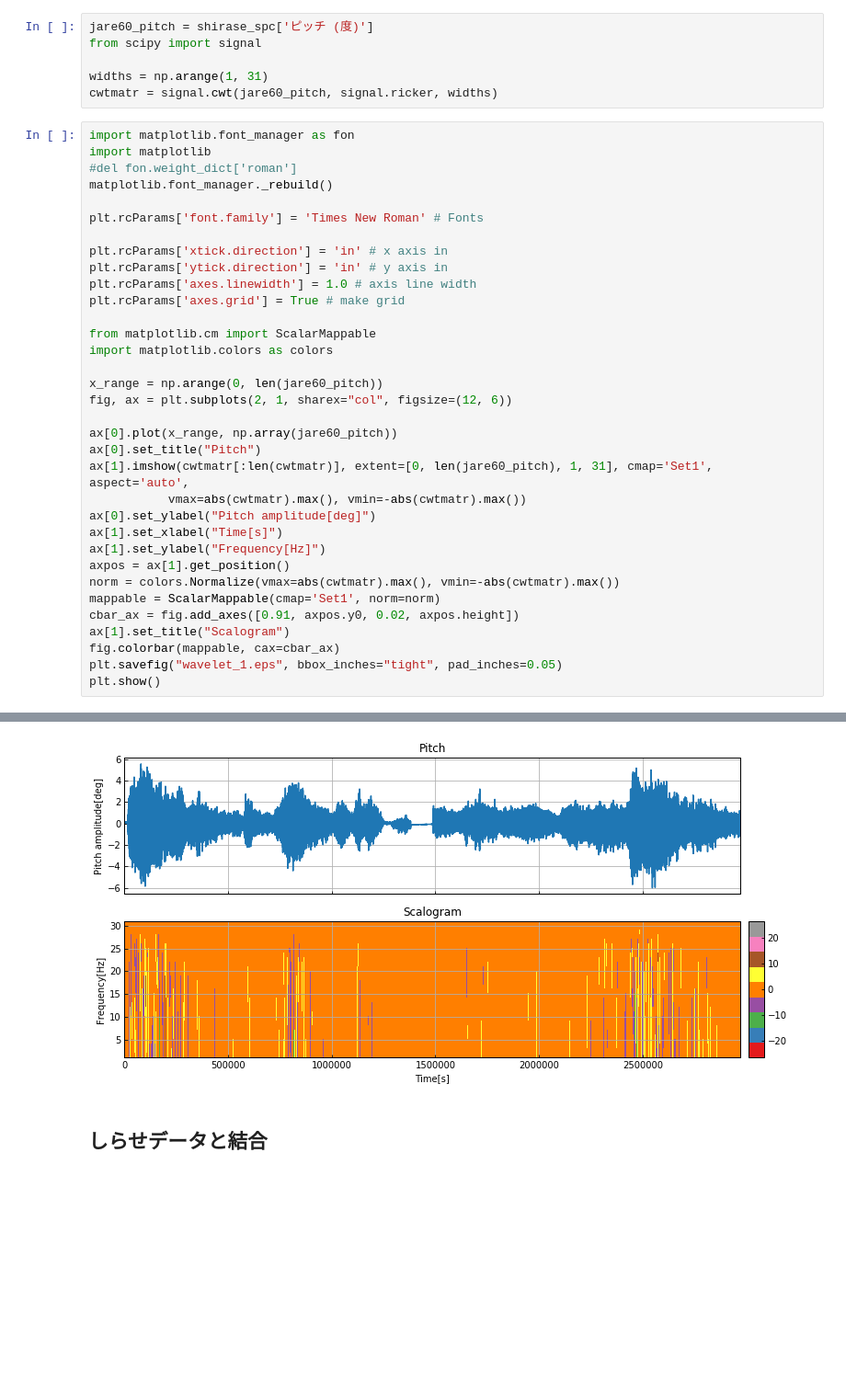
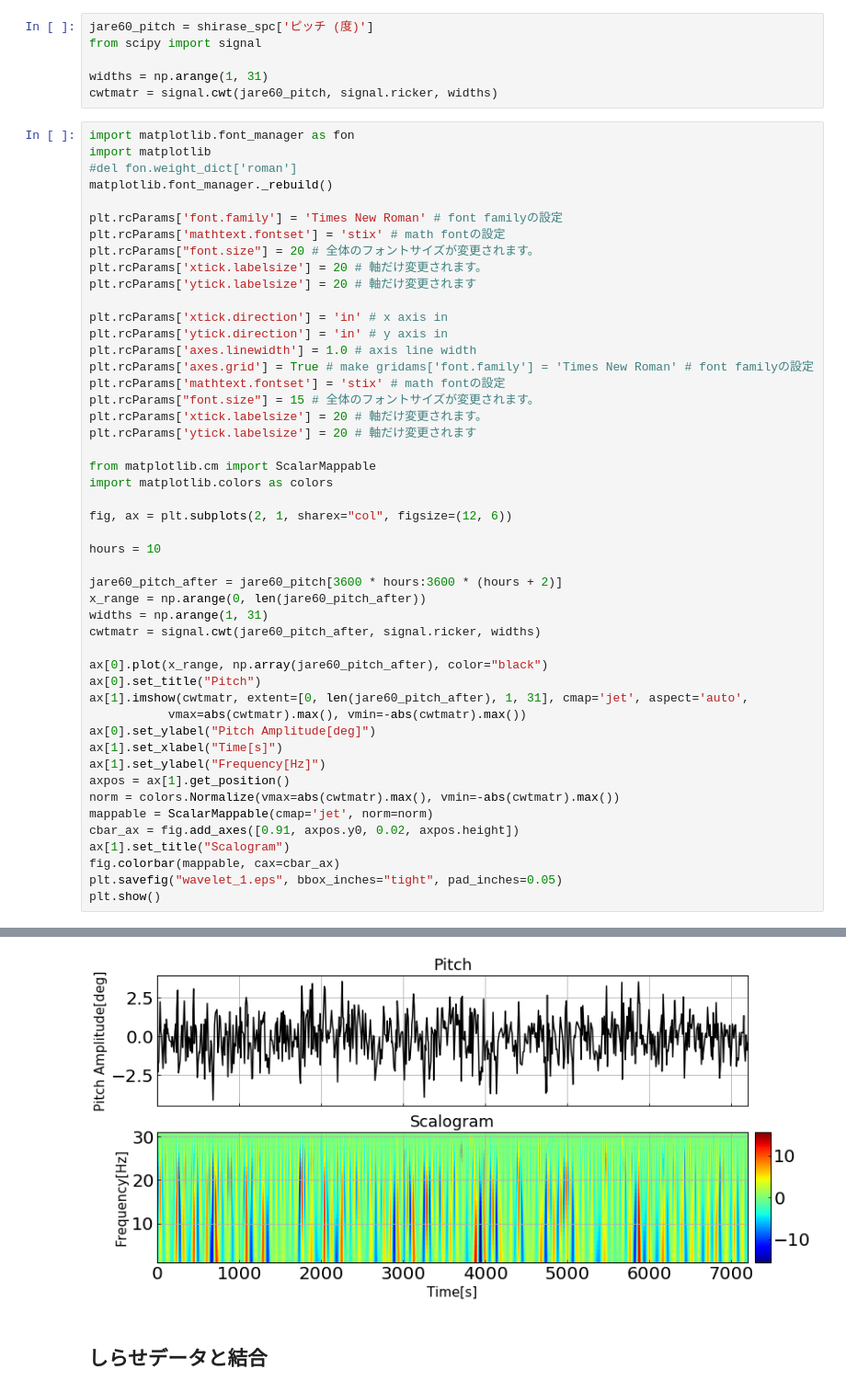
Before and after one commit to supikiti/soturon, a Jupyter notebook: shirase_makedata.ipynb, the cells around one changed output, grey strips where cells are left out. Shown at 92% size. Drawn from its saved outputs; the diff is of its cells as text; blank space fills up the shorter version.

```diff
--- a/shirase_makedata.ipynb
+++ b/shirase_makedata.ipynb
@@ -61,29 +91,43 @@ import matplotlib
 #del fon.weight_dict['roman']
 matplotlib.font_manager._rebuild()
 
-plt.rcParams['font.family'] = 'Times New Roman' # Fonts
+plt.rcParams['font.family'] = 'Times New Roman' # font familyの設定
+plt.rcParams['mathtext.fontset'] = 'stix' # math fontの設定
+plt.rcParams["font.size"] = 20 # 全体のフォントサイズが変更されます。
+plt.rcParams['xtick.labelsize'] = 20 # 軸だけ変更されます。
+plt.rcParams['ytick.labelsize'] = 20 # 軸だけ変更されます
 
 plt.rcParams['xtick.direction'] = 'in' # x axis in
 plt.rcParams['ytick.direction'] = 'in' # y axis in
 plt.rcParams['axes.linewidth'] = 1.0 # axis line width
-plt.rcParams['axes.grid'] = True # make grid
+plt.rcParams['axes.grid'] = True # make gridams['font.family'] = 'Times New Roman' # font familyの設定
+plt.rcParams['mathtext.fontset'] = 'stix' # math fontの設定
+plt.rcParams["font.size"] = 15 # 全体のフォントサイズが変更されます。
+plt.rcParams['xtick.labelsize'] = 20 # 軸だけ変更されます。
+plt.rcParams['ytick.labelsize'] = 20 # 軸だけ変更されます
 
 from matplotlib.cm import ScalarMappable
 import matplotlib.colors as colors
 
-x_range = np.arange(0, len(jare60_pitch))
 fig, ax = plt.subplots(2, 1, sharex="col", figsize=(12, 6))
 
-ax[0].plot(x_range, np.array(jare60_pitch))
+hours = 10
+
+jare60_pitch_after = jare60_pitch[3600 * hours:3600 * (hours + 2)]
+x_range = np.arange(0, len(jare60_pitch_after))
+widths = np.arange(1, 31)
+cwtmatr = signal.cwt(jare60_pitch_after, signal.ricker, widths)
+
+ax[0].plot(x_range, np.array(jare60_pitch_after), color="black")
 ax[0].set_title("Pitch")
-ax[1].imshow(cwtmatr[:len(cwtmatr)], extent=[0, len(jare60_pitch), 1, 31], cmap='Set1', aspect='auto',
+ax[1].imshow(cwtmatr, extent=[0, len(jare60_pitch_after), 1, 31], cmap='jet', aspect='auto',
            vmax=abs(cwtmatr).max(), vmin=-abs(cwtmatr).max())
-ax[0].set_ylabel("Pitch amplitude[deg]")
+ax[0].set_ylabel("Pitch Amplitude[deg]")
 ax[1].set_xlabel("Time[s]")
 ax[1].set_ylabel("Frequency[Hz]")
 axpos = ax[1].get_position()
 norm = colors.Normalize(vmax=abs(cwtmatr).max(), vmin=-abs(cwtmatr).max())
-mappable = ScalarMappable(cmap='Set1', norm=norm)
+mappable = ScalarMappable(cmap='jet', norm=norm)
 cbar_ax = fig.add_axes([0.91, axpos.y0, 0.02, axpos.height])
 ax[1].set_title("Scalogram")
 fig.colorbar(mappable, cax=cbar_ax)
@@ -95,4 +137,4 @@ findfont: Font family ['Times New Roman'] not found. Falling back to DejaVu Sans
-[figure, old version]
+[figure, new version]
 # %% [markdown]
 ## しらせデータと結合
 # %%
```
Also changed, not shown: parts of 6 cells of this notebook, 38 other files.
